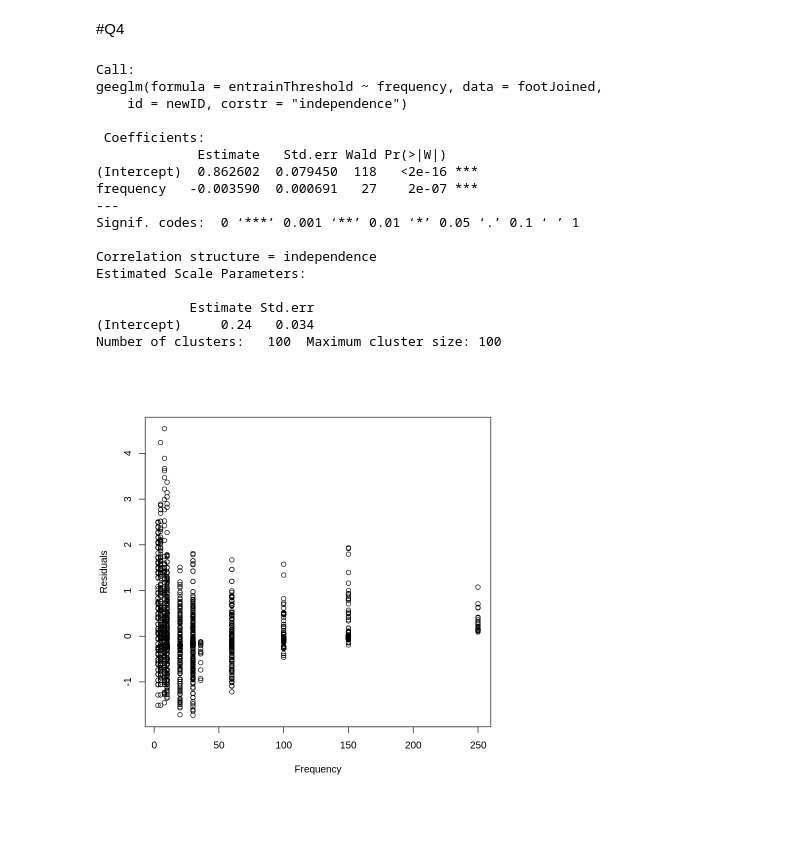
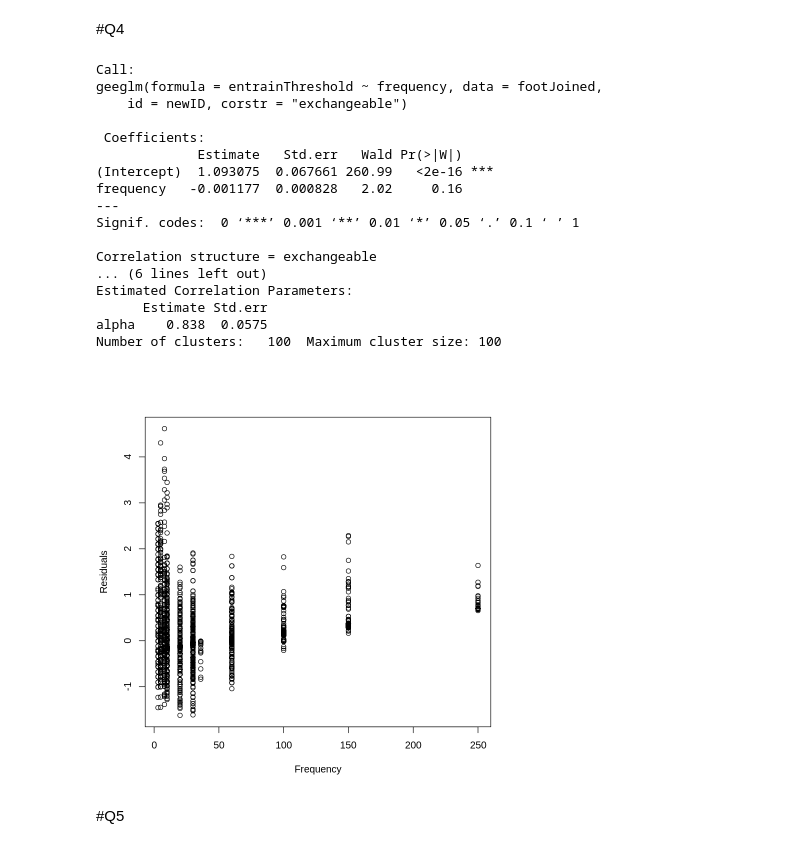
Before and after one commit to havaledar/6200, a Jupyter notebook: A2.ipynb, the cells around one changed output. Drawn from its saved outputs; the diff is of its cells as text; code cells hidden in the pictures; blank space fills up the shorter version.

```diff
--- a/A2.ipynb
+++ b/A2.ipynb
@@ -427,17 +428,19 @@ library(geepack)
 Installing package into ‘/usr/local/lib/R/site-library’
 (as ‘lib’ is unspecified)
 # %%
-#independence
+#the plot proves the transformation guessed in the 1.e
+#todo: running the model by log
+#todo: adding afferent classes to see the effects of them on impCycle
 
 test <- geeglm(impCycle ~ frequency+amplitude,
                data = footJoined,
                id=newID,
-               corstr = "independence")
+               corstr = "exchangeable")
 
 test1 <- geeglm(impCycle ~ frequency+amplitude+frequency*amplitude,
                data = footJoined,
                id=newID,
-               corstr = "independence")
+               corstr = "exchangeable")
 summary(test)
 summary(test1)
 # %% [output]
@@ -526,34 +526,39 @@ Number of clusters:   103  Maximum cluster size: 108
 # %% [markdown]
 #Q4
 # %%
-#transformation
-#independence
+#the plot proves the transformation guessed in the 1.e
+#todo: running the model by log
+#todo: adding afferent classes to see the effects of them on impCycle
+#todo: data -> only unique values in newID afferent and frequency
+
 
 test4 <- geeglm(entrainThreshold ~ frequency,
                data = footJoined,
                id=newID,
-               corstr = "independence")
+               corstr = "exchangeable")
 
 summary(test4)
 
 testRes4 <- resid(test4)
 plot(footJoined$frequency, testRes, ylab="Residuals", xlab="Frequency")
 # %% [output]
 Call:
 geeglm(formula = entrainThreshold ~ frequency, data = footJoined,
-    id = newID, corstr = "independence")
+    id = newID, corstr = "exchangeable")
 
  Coefficients:
-             Estimate   Std.err Wald Pr(>|W|)
-(Intercept)  0.862602  0.079450  118   <2e-16 ***
-frequency   -0.003590  0.000691   27    2e-07 ***
+             Estimate   Std.err   Wald Pr(>|W|)
+(Intercept)  1.093075  0.067661 260.99   <2e-16 ***
+frequency   -0.001177  0.000828   2.02     0.16
 ---
 Signif. codes:  0 ‘***’ 0.001 ‘**’ 0.01 ‘*’ 0.05 ‘.’ 0.1 ‘ ’ 1
 
-Correlation structure = independence
-Estimated Scale Parameters:
-
-            Estimate Std.err
-(Intercept)     0.24   0.034
+Correlation structure = exchangeable
+... (6 lines left out)
+Estimated Correlation Parameters:
+      Estimate Std.err
+alpha    0.838  0.0575
 Number of clusters:   100  Maximum cluster size: 100
-[figure, old version]
+[figure, new version]
+# %% [markdown]
+#Q5
```
Also changed, not shown: parts of 9 cells of this notebook.
